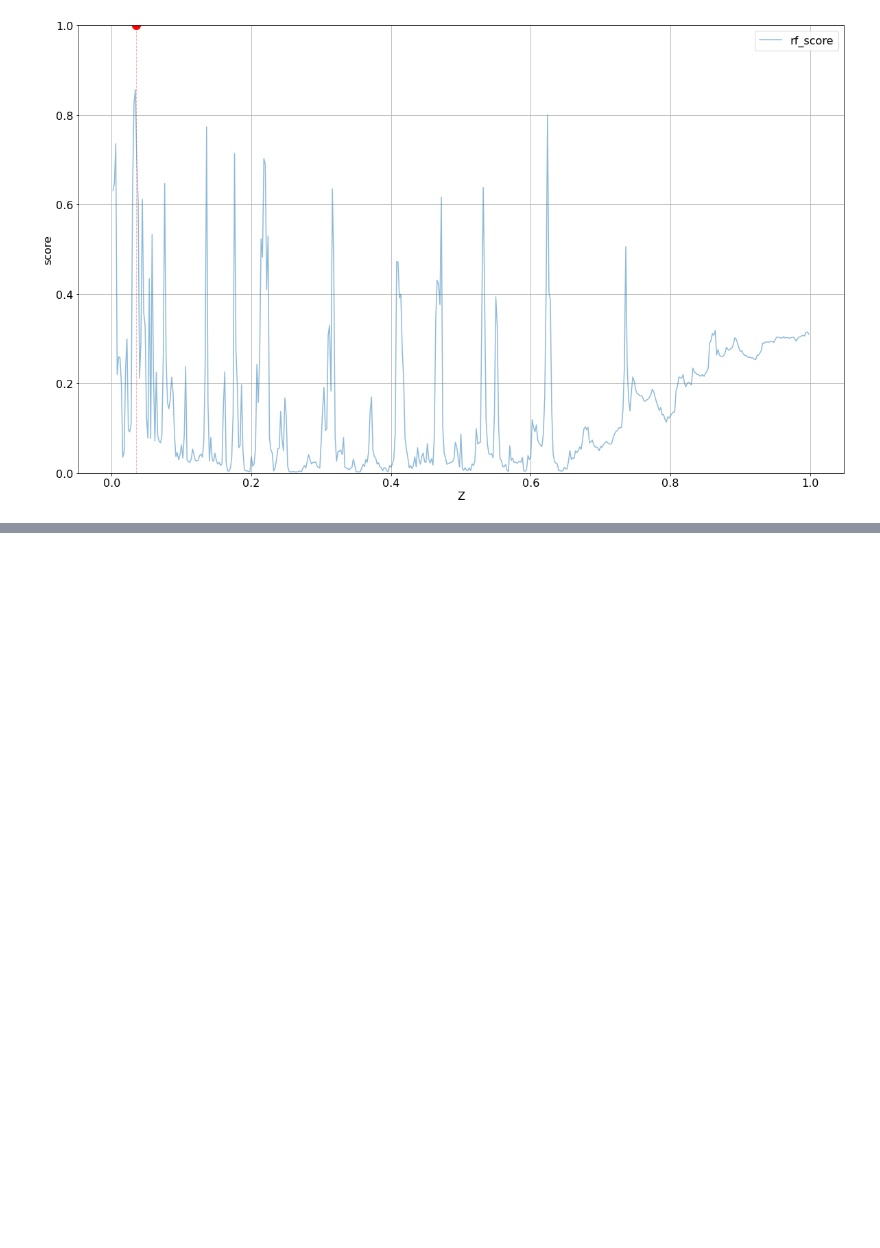
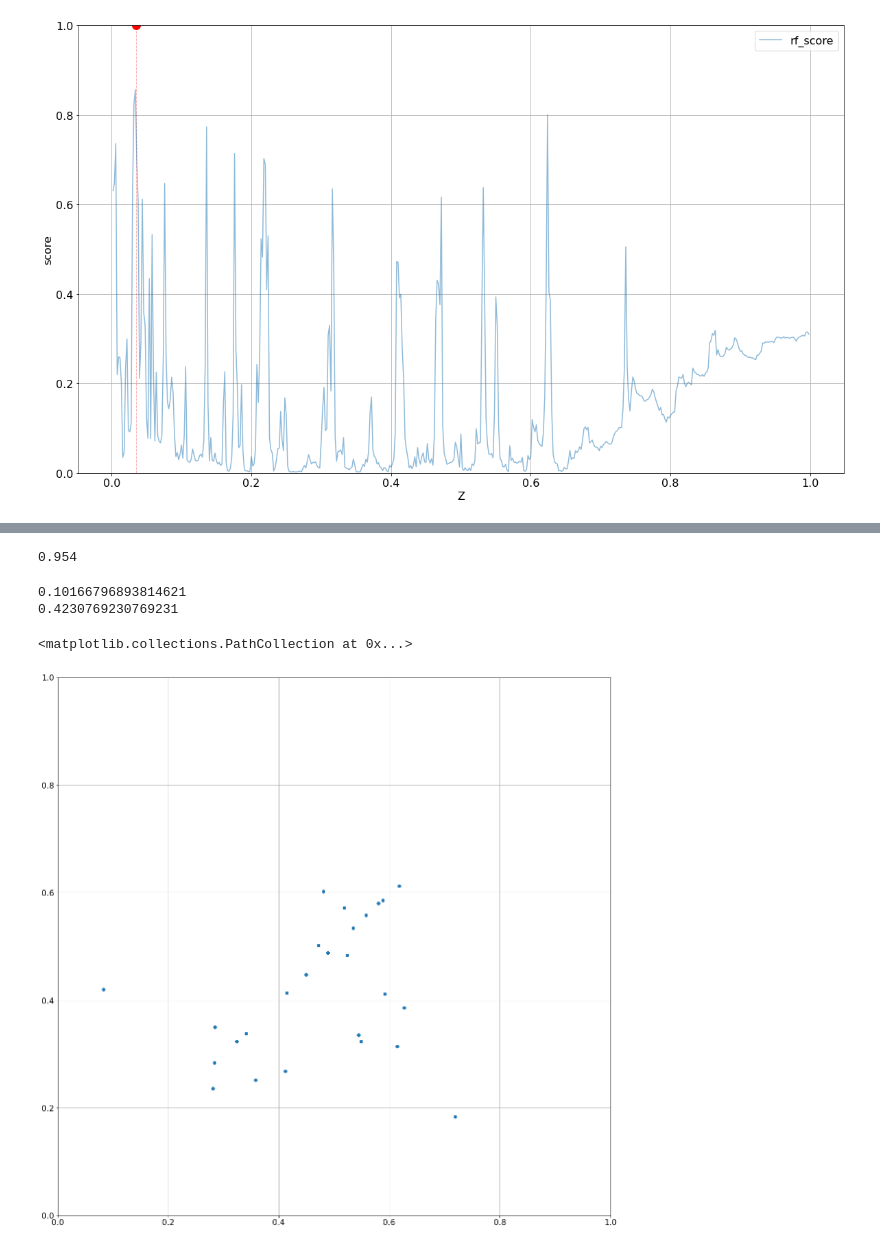
Before and after one commit to SVasi1yev/MSU_filaments_seg, a Jupyter notebook: ACT_05.ipynb, the cells around one changed output, grey strips where cells are left out. Saved outputs shown, nothing was run; the diff lists cells and outputs as text; code cells hidden in the pictures; blank space fills up the shorter version.

```diff
--- a/ACT_05.ipynb
+++ b/ACT_05.ipynb
@@ -836,12 +729,25 @@ no_gal_mask = np.array(no_gal_mask)
 # %%
-score = np.zeros(clusters.shape[0])
+score_max = np.zeros(clusters.shape[0])
+score_max_norm = np.zeros(clusters.shape[0])
+score_rel = np.zeros(clusters.shape[0])
 z_pred = np.zeros(clusters.shape[0])
 for id_ in tqdm(train_clusters['ID']):
-    i = train_clusters_ext[train_clusters_ext['ID'] == id_]['rf_score'].argmax()
-    score[id_] = train_clusters_ext[train_clusters_ext['ID'] == id_]['rf_score'].values[i]
+    s = train_clusters_ext[train_clusters_ext['ID'] == id_]['rf_score'].values
+
+    i = s.argmax()
+    score_max[id_] = s[i]
     z_pred[id_] = train_clusters_ext[train_clusters_ext['ID'] == id_]['Z'].values[i]
 
+    i = (s / s.sum()).argmax()
+    score_max_norm[id_] = (s / s.sum())[i]
+
+
 for id_ in tqdm(test_clusters['ID']):
-    i = test_clusters_ext[test_clusters_ext['ID'] == id_]['rf_score'].argmax()
-    score[id_] = test_clusters_ext[test_clusters_ext['ID'] == id_]['rf_score'].values[i]
+    s = test_clusters_ext[test_clusters_ext['ID'] == id_]['rf_score'].values
+
+    i = s.argmax()
+    score_max[id_] = s[i]
     z_pred[id_] = test_clusters_ext[test_clusters_ext['ID'] == id_]['Z'].values[i]
+
+    i = (s / s.sum()).argmax()
+    score_max_norm[id_] = (s / s.sum())[i]
@@ -1026,0 +877,28 @@ disperse.dist(
+# %%
+np.quantile(score_max[:true_clusters.shape[0]], 0.5)
+# %% [output]
+0.954
+# %%
+font = {'size': 16}
+plt.rc('font', **font)
+fig = plt.figure(figsize=(20, 20))
+plt.xlim(0, 1)
+plt.ylim(0, 1)
+plt.grid()
+
+m = score[:true_clusters.shape[0]] > 0.999
+
+t = np.abs(true_clusters.iloc[:true_clusters.shape[0]].iloc[m]['Z'] - z_pred[:true_clusters.shape[0]][m])
+
+print(np.mean(t))
+print((t < 0.01).sum() / t.shape[0])
+
+plt.scatter(
+    true_clusters.iloc[:true_clusters.shape[0]].iloc[m]['Z'],
+    z_pred[:true_clusters.shape[0]][m],
+)
+# %% [output]
+0.10166796893814621
+0.4230769230769231
+<matplotlib.collections.PathCollection at 0x...>
+[figure, added]
```
Also changed, not shown: parts of 43 cells of this notebook, 2 other files.
